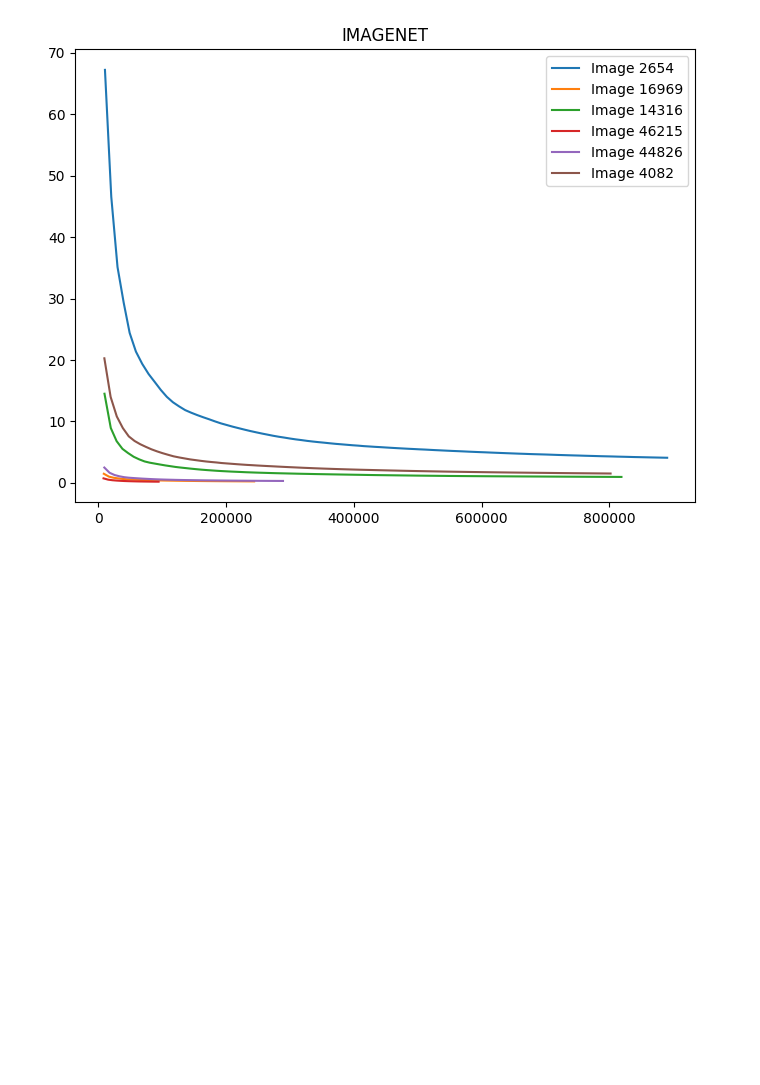
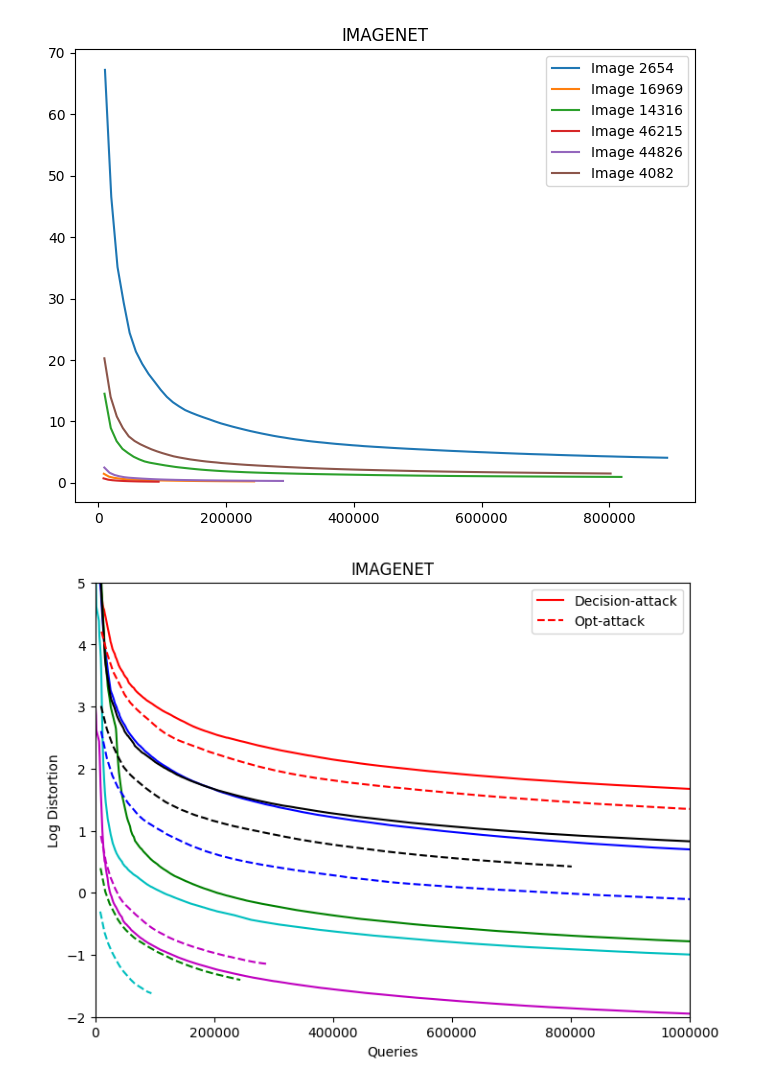
Before and after one commit to thong3le/blackbox-attack, a Jupyter notebook: plots/imagenet_untargeted.ipynb, the cells around one changed output. Saved outputs shown, nothing was run; the diff lists cells and outputs as text; code cells hidden in the pictures; blank space fills up the shorter version.

```diff
--- a/plots/imagenet_untargeted.ipynb
+++ b/plots/imagenet_untargeted.ipynb
@@ -59,0 +80,25 @@ plt.show()
+# %%
+plt.figure(num=None, figsize=(8, 6), dpi=100, facecolor='w', edgecolor='k')
+ax = plt.subplot(1,1,1)
+ax.plot(F1Q, np.log(F1D), 'r', label='Decision-attack')
+ax.plot(F3Q, np.log(F3D), 'b')
+ax.plot(F2Q, np.log(F2D), 'g')
+ax.plot(F4Q, np.log(F4D), 'c')
+ax.plot(F5Q, np.log(F5D), 'm')
+ax.plot(F6Q, np.log(F6D), 'k')
+
+ax.plot(Q1, np.log(D1), 'r--', label='Opt-attack')
+ax.plot(Q3, np.log(D3), 'b--')
+ax.plot(Q16969, np.log(D16969), 'g--')
+ax.plot(Q46215, np.log(D46215), 'c--')
+ax.plot(Q44826, np.log(D44826), 'm--')
+ax.plot(Q4082, np.log(D4082), 'k--')
+
+plt.axis([0, 1000000, -2, 5])
+plt.title('IMAGENET')
+ax.set_ylabel('Log Distortion')
+ax.set_xlabel('Queries')
+ax.legend()
+plt.show()
+# %% [output]
+[figure, added]
```
Also changed, not shown: parts of 1 cell of this notebook.
